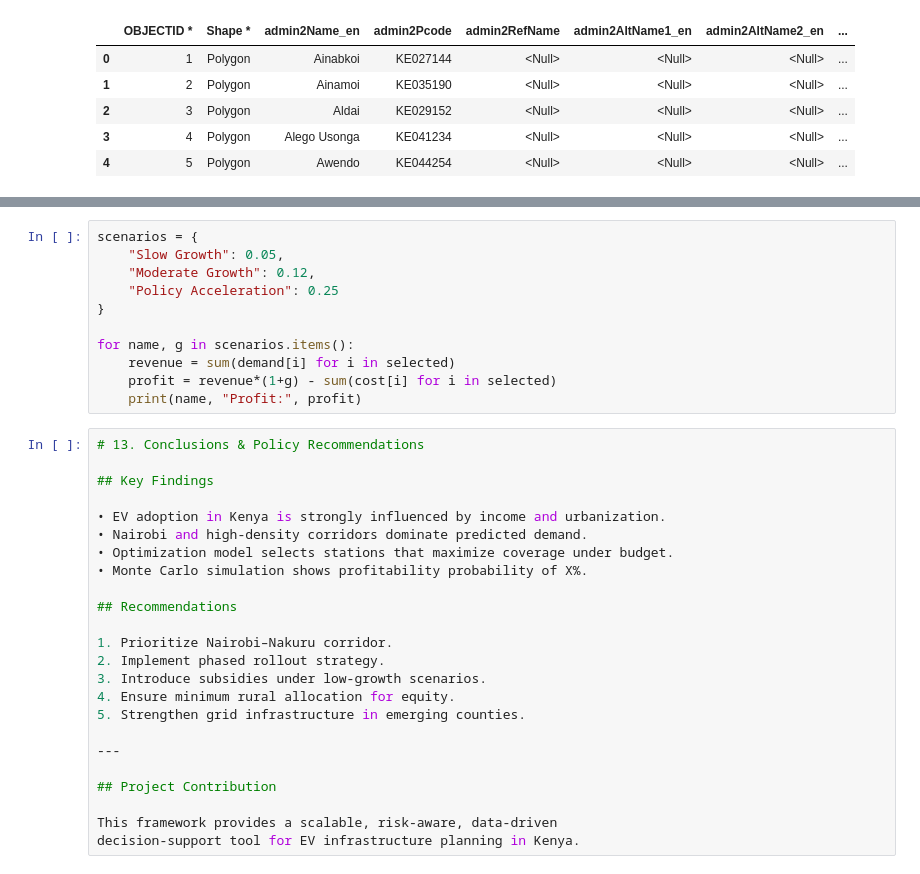
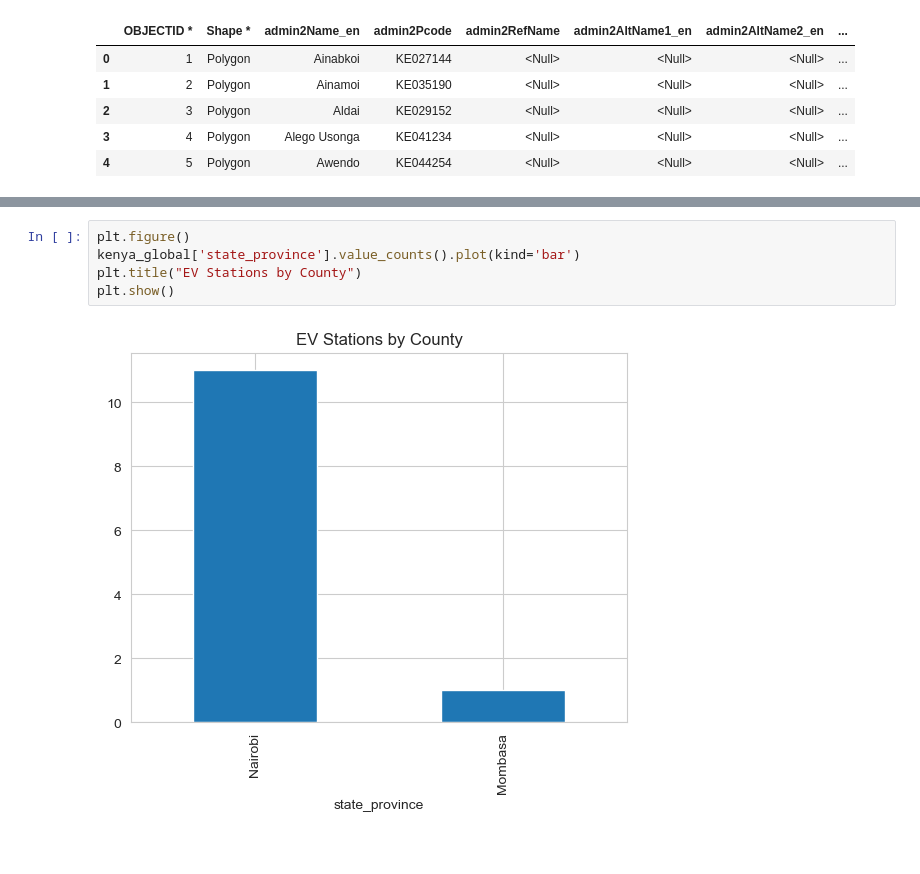
Before and after one commit to maryannngongi/EV_Charging_Stations_Optimization, a Jupyter notebook: Notebooks/kuria.ipynb, the cells around one changed output, grey strips where cells are left out. Saved outputs shown, nothing was run; the diff lists cells and outputs as text.

Commit message:
edited my notebook and some data

```diff
--- a/Notebooks/kuria.ipynb
+++ b/Notebooks/kuria.ipynb
@@ -908,35 +752,7 @@ print("Probability of Profitability:",
-# %%
-scenarios = {
-    "Slow Growth": 0.05,
-    "Moderate Growth": 0.12,
-    "Policy Acceleration": 0.25
-}
-
-for name, g in scenarios.items():
-    revenue = sum(demand[i] for i in selected)
-    profit = revenue*(1+g) - sum(cost[i] for i in selected)
-    print(name, "Profit:", profit)
-# %%
-# 13. Conclusions & Policy Recommendations
-
-## Key Findings
-
-• EV adoption in Kenya is strongly influenced by income and urbanization.
-• Nairobi and high-density corridors dominate predicted demand.
-• Optimization model selects stations that maximize coverage under budget.
-• Monte Carlo simulation shows profitability probability of X%.
-
-## Recommendations
-
-1. Prioritize Nairobi–Nakuru corridor.
-2. Implement phased rollout strategy.
-3. Introduce subsidies under low-growth scenarios.
-4. Ensure minimum rural allocation for equity.
-5. Strengthen grid infrastructure in emerging counties.
-
----
-
-## Project Contribution
-
-This framework provides a scalable, risk-aware, data-driven
-decision-support tool for EV infrastructure planning in Kenya.
+# %%
+plt.figure()
+kenya_global['state_province'].value_counts().plot(kind='bar')
+plt.title("EV Stations by County")
+plt.show()
+# %% [output]
+[figure, added]
```
Also changed, not shown: parts of 102 cells of this notebook, 5 other files.
